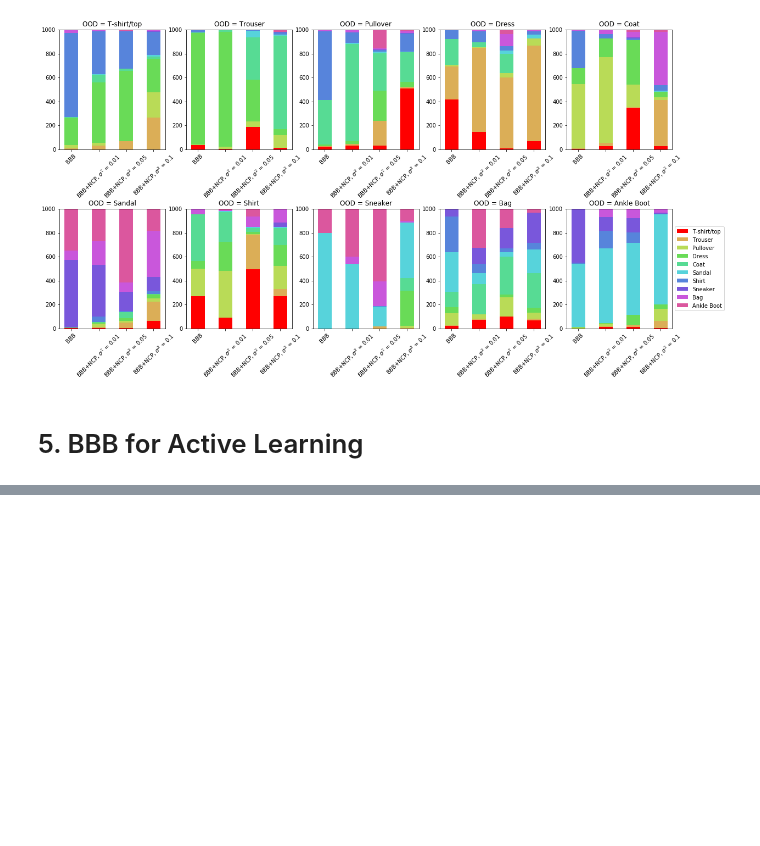
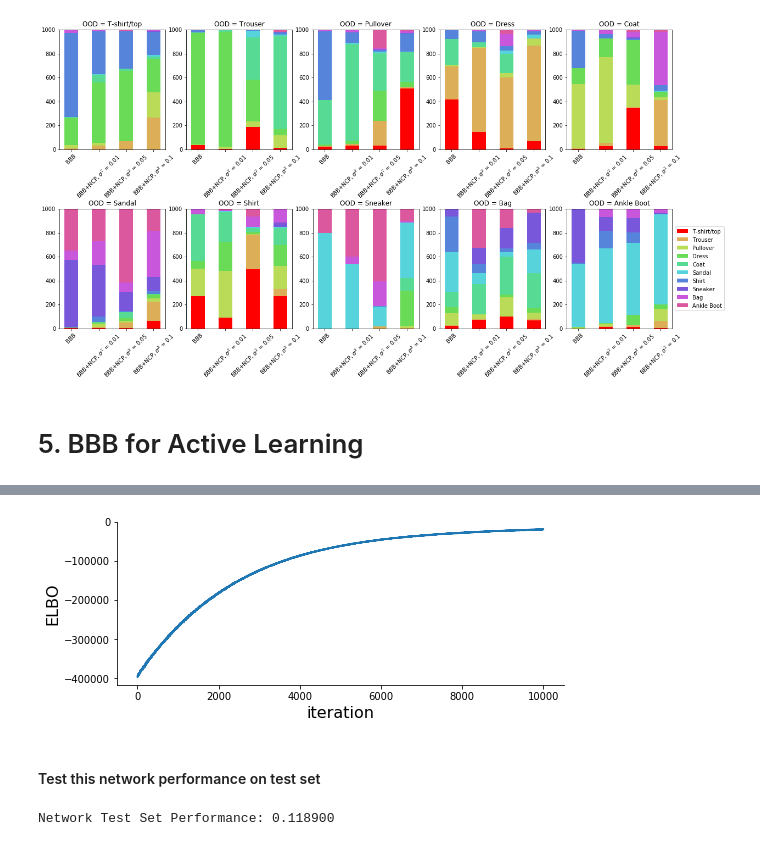
Before and after one commit to chongguo/ADVI-pymc3-Fashion-MNIST, a Jupyter notebook: BBB_tutorial.ipynb, the cells around one changed output, grey strips where cells are left out. Cells and saved outputs as stored; diff of their text form; code cells hidden in the pictures; blank space fills up the shorter version.

```diff
--- a/BBB_tutorial.ipynb
+++ b/BBB_tutorial.ipynb
@@ -1303,0 +1432,10 @@ plt.show()
+# %%
+(n_train, n_input) = np.shape(X_train)
+n_samples = 200
+X_train_subset, y_train_subset = get_training_subset(X_train, y_train, n_samples)
+NN_model = make_1layer_bbb_network(X_train_subset, y_train_subset, n_input, n_output, n_samples, n_hidden_1=128,use_bias=False)
+# %%
+n_approx_iter = 10000
+with NN_model:
+    advi = pm.ADVI()
+    approx = advi.fit(n=n_approx_iter)
@@ -1303,0 +1444,15 @@ plt.show()
+# %%
+# plotting the training progress
+elbo_1 = -advi.hist
+
+figsize = (8,3); fontsize = 16;
+f, ax = plt.subplots(1,1,figsize=figsize);
+
+ax.plot(elbo_1,label='1')
+ax.set_ylabel('ELBO',fontsize=fontsize)
+ax.set_xlabel('iteration',fontsize=fontsize);
+sns.despine();
+# %% [output]
+[figure, added]
+# %% [markdown]
+#### Test this network performance on test set
@@ -1303,0 +1472,7 @@ plt.show()
+# %%
+# Prediction is mode of each
+test_y_pred = sp.stats.mode(ppc_test['out'], axis=0).mode[0,:]
+mean_test_perf = np.mean(test_y_pred==y_test)
+print("Network Test Set Performance: {:f}".format(mean_test_perf))
+# %% [output]
+Network Test Set Performance: 0.118900
```
Also changed, not shown: parts of 39 cells of this notebook, 1 other file.
